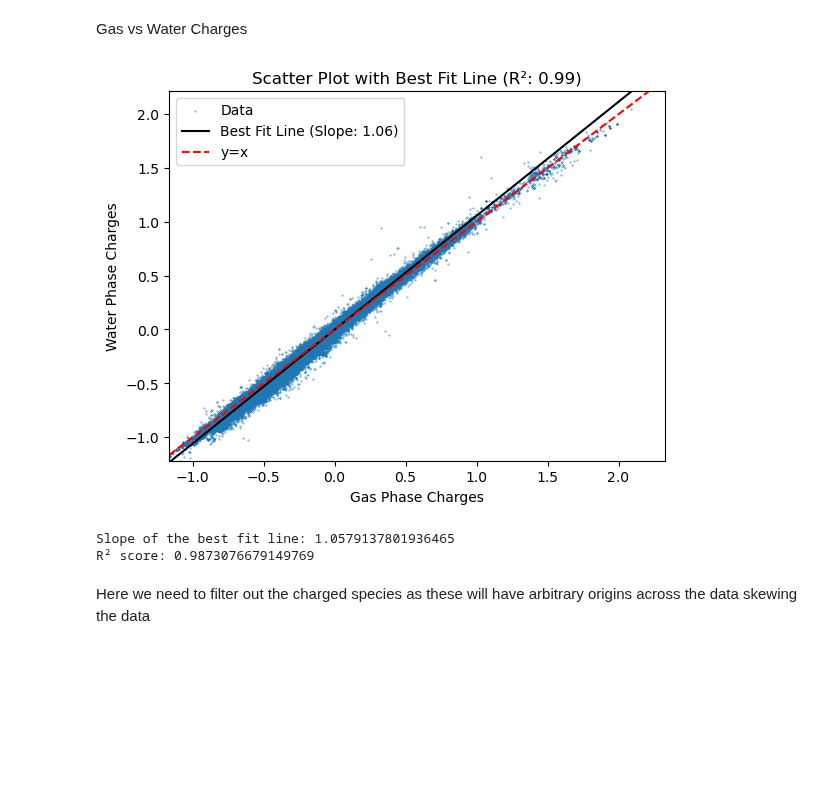
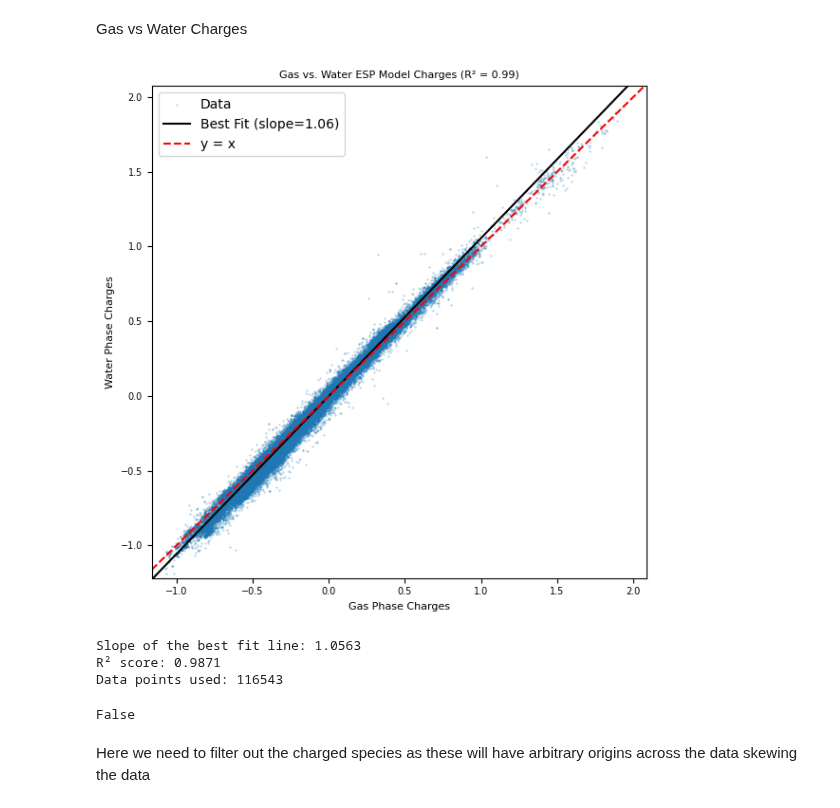
Before and after one commit to bismuthadams1/charge_paper, a Jupyter notebook: benchmarking_new_charge_models/explore_parquet.ipynb, the cells around one changed output. Cells and saved outputs as stored; diff of their text form; code cells hidden in the pictures; blank space fills up the shorter version.

```diff
--- a/benchmarking_new_charge_models/explore_parquet.ipynb
+++ b/benchmarking_new_charge_models/explore_parquet.ipynb
@@ -165,55 +165,86 @@ summary_df
 # %% [markdown]
 Gas vs Water Charges
 # %%
-# Load data
+import pandas as pd
+import numpy as np
+import matplotlib.pyplot as plt
+from sklearn.metrics import r2_score
+
+# --- Load data ---
 df_water = pd.read_parquet('./test_water_esp_model.parquet')
 df_gas = pd.read_parquet('./test_gas_esp_model.parquet')
 
-# Align indices
+# --- Align by 'molblock' index ---
 df_gas.set_index('molblock', inplace=True)
 df_water.set_index('molblock', inplace=True)
+
+# Reindex water to match gas (introduces NaN if missing)
 df_water = df_water.reindex(df_gas.index)
 
-gas_model_charges_array = np.concatenate(df_gas['esp_model_charges'])
-water_model_charges_array = np.concatenate(df_water['esp_model_charges'])
+# --- Filter to valid entries ---
+def is_1d_array(x):
+    return isinstance(x, np.ndarray) and x.ndim == 1
 
-# Calculate R-squared
+mask_valid = df_gas['esp_model_charges'].apply(is_1d_array) & df_water['esp_model_charges'].apply(is_1d_array)
+df_gas = df_gas[mask_valid]
+df_water = df_water[mask_valid]
+
+# Optional: ensure arrays have the same length per molecule
+same_len_mask = [
+    len(g) == len(w) for g, w in zip(df_gas['esp_model_charges'], df_water['esp_model_charges'])
+]
+df_gas = df_gas[same_len_mask]
+df_water = df_water[same_len_mask]
+
+# --- Concatenate all charges ---
+gas_model_charges_array   = np.concatenate(df_gas['esp_model_charges'].to_numpy())
+water_model_charges_array = np.concatenate(df_water['esp_model_charges'].to_numpy())
+
+# --- Compute R² ---
 r2 = r2_score(gas_model_charges_array, water_model_charges_array)
 
-# Plot scatter
-plt.scatter(gas_model_charges_array, water_model_charges_array, s=0.1, label="Data")
+# --- Plot ---
+plt.figure(figsize=(6,6))
+plt.scatter(gas_model_charges_array, water_model_charges_array, s=0.1, alpha=0.6, label="Data")
+
 plt.xlabel('Gas Phase Charges')
 plt.ylabel('Water Phase Charges')
 
-# Calculate and plot best fit line
+# --- Best-fit line ---
 slope, intercept = np.polyfit(gas_model_charges_array, water_model_charges_array, 1)
 fit_line = np.poly1d([slope, intercept])
 
-# Plotting limits based on data
+# Plotting limits
 x_min, x_max = gas_model_charges_array.min(), gas_model_charges_array.max()
 y_min, y_max = water_model_charges_array.min(), water_model_charges_array.max()
 
 x_vals = np.linspace(x_min, x_max, 500)
-plt.plot(x_vals, fit_line(x_vals), color='black', label=f'Best Fit Line (Slope: {slope:.2f})')
+plt.plot(x_vals, fit_line(x_vals), color='black', label=f'Best Fit (slope={slope:.2f})')
 
-# Add equality line
-plt.plot([x_min, x_max], [x_min, x_max], color='red', linestyle='--', label='y=x')
+# --- Equality line ---
+plt.plot([x_min, x_max], [x_min, x_max], color='red', linestyle='--', label='y = x')
 
-# Set plot limits
+# --- Style and labels ---
 plt.xlim(x_min, x_max)
 plt.ylim(y_min, y_max)
-
 plt.legend()
-plt.title(f"Scatter Plot with Best Fit Line (R²: {r2:.2f})")
+plt.title(f"Gas vs. Water ESP Model Charges (R² = {r2:.2f})")
+plt.tight_layout()
 plt.show()
 
-# Print slope and R-squared
-print(f"Slope of the best fit line: {slope}")
-print(f"R² score: {r2}")
+# --- Print metrics ---
+print(f"Slope of the best fit line: {slope:.4f}")
+print(f"R² score: {r2:.4f}")
+print(f"Data points used: {len(gas_model_charges_array)}")
 # %% [output]
-[figure, old version]
+[figure, new version]
-Slope of the best fit line: 1.0579137801936465
-R² score: 0.9873076679149769
+Slope of the best fit line: 1.0563
+R² score: 0.9871
+Data points used: 116543
+# %%
+df_water['esp_model_charges'].isnull().values.any()
+# %% [output]
+False
 # %% [markdown]
 Here we need to filter out the charged species as these will have arbitrary origins across the data skewing the data
 # %%
```
Also changed, not shown: parts of 8 cells of this notebook, 34 other files.
